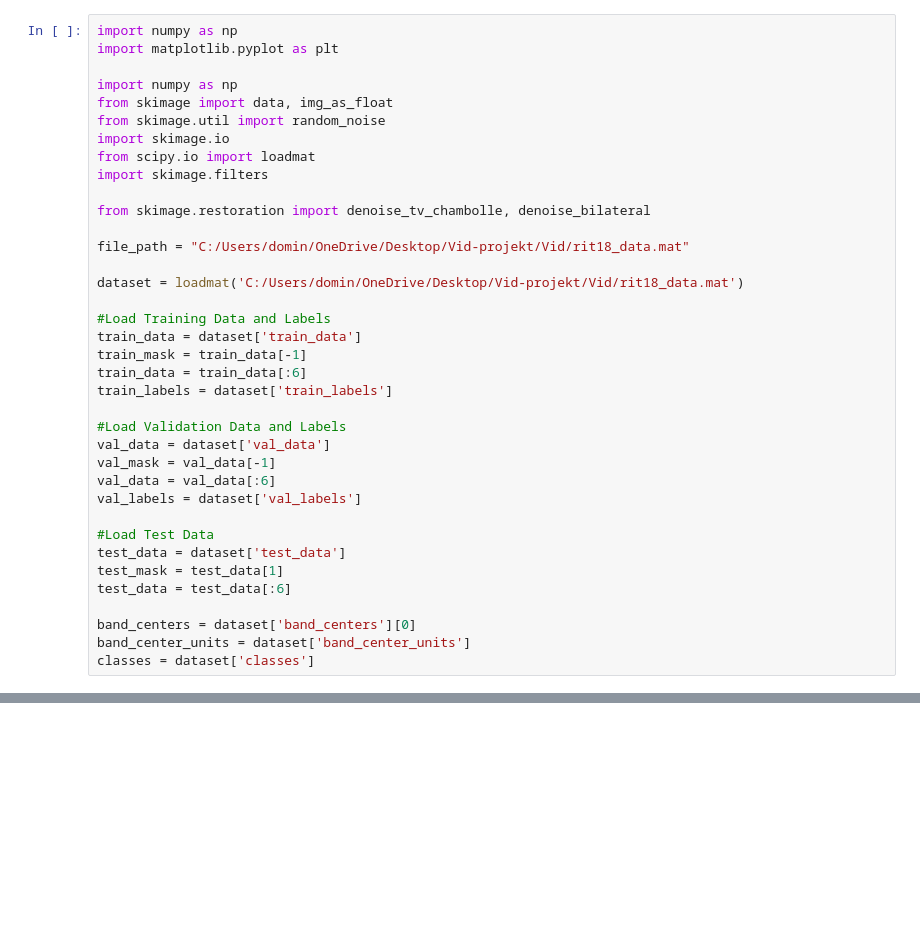
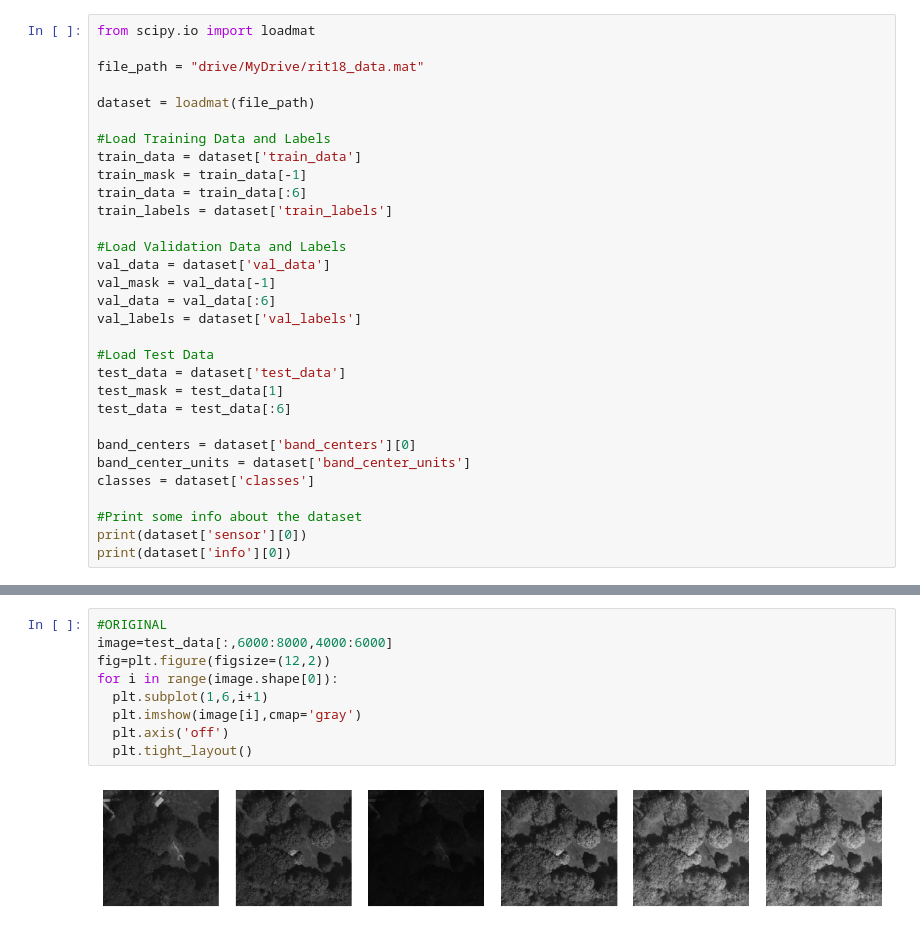
Before and after one commit to Snupix031/Vid, a Jupyter notebook: filter.ipynb, the cells around one changed output, grey strips where cells are left out. Cells and saved outputs as stored; diff of their text form; blank space fills up the shorter version.

```diff
--- a/filter.ipynb
+++ b/filter.ipynb
@@ -3,19 +19,9 @@
 # %%
-import numpy as np
-import matplotlib.pyplot as plt
+from scipy.io import loadmat
 
-import numpy as np
-from skimage import data, img_as_float
-from skimage.util import random_noise
-import skimage.io
-from scipy.io import loadmat
-import skimage.filters
+file_path = "drive/MyDrive/rit18_data.mat"
 
-from skimage.restoration import denoise_tv_chambolle, denoise_bilateral
-
-file_path = "C:/Users/domin/OneDrive/Desktop/Vid-projekt/Vid/rit18_data.mat"
-
-dataset = loadmat('C:/Users/domin/OneDrive/Desktop/Vid-projekt/Vid/rit18_data.mat')
+dataset = loadmat(file_path)
 
 #Load Training Data and Labels
 train_data = dataset['train_data']
@@ -37,3 +43,7 @@ test_data = test_data[:6]
 band_centers = dataset['band_centers'][0]
 band_center_units = dataset['band_center_units']
 classes = dataset['classes']
+
+#Print some info about the dataset
+print(dataset['sensor'][0])
+print(dataset['info'][0])
@@ -66,0 +57,11 @@ for a in ax:
+# %%
+#ORIGINAL
+image=test_data[:,6000:8000,4000:6000]
+fig=plt.figure(figsize=(12,2))
+for i in range(image.shape[0]):
+  plt.subplot(1,6,i+1)
+  plt.imshow(image[i],cmap='gray')
+  plt.axis('off')
+  plt.tight_layout()
+# %% [output]
+[figure, added]
```
Also changed, not shown: parts of 11 cells of this notebook.
